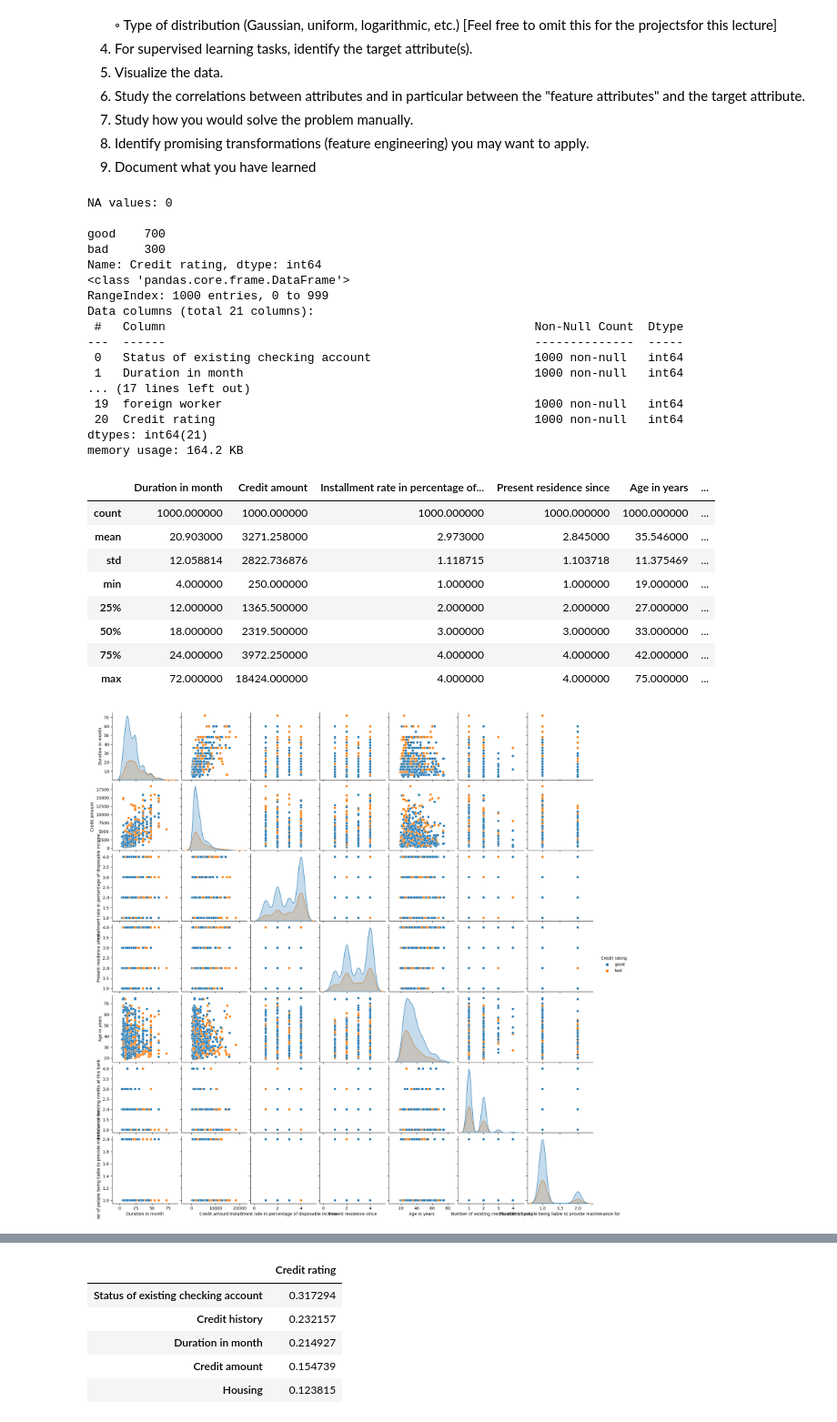
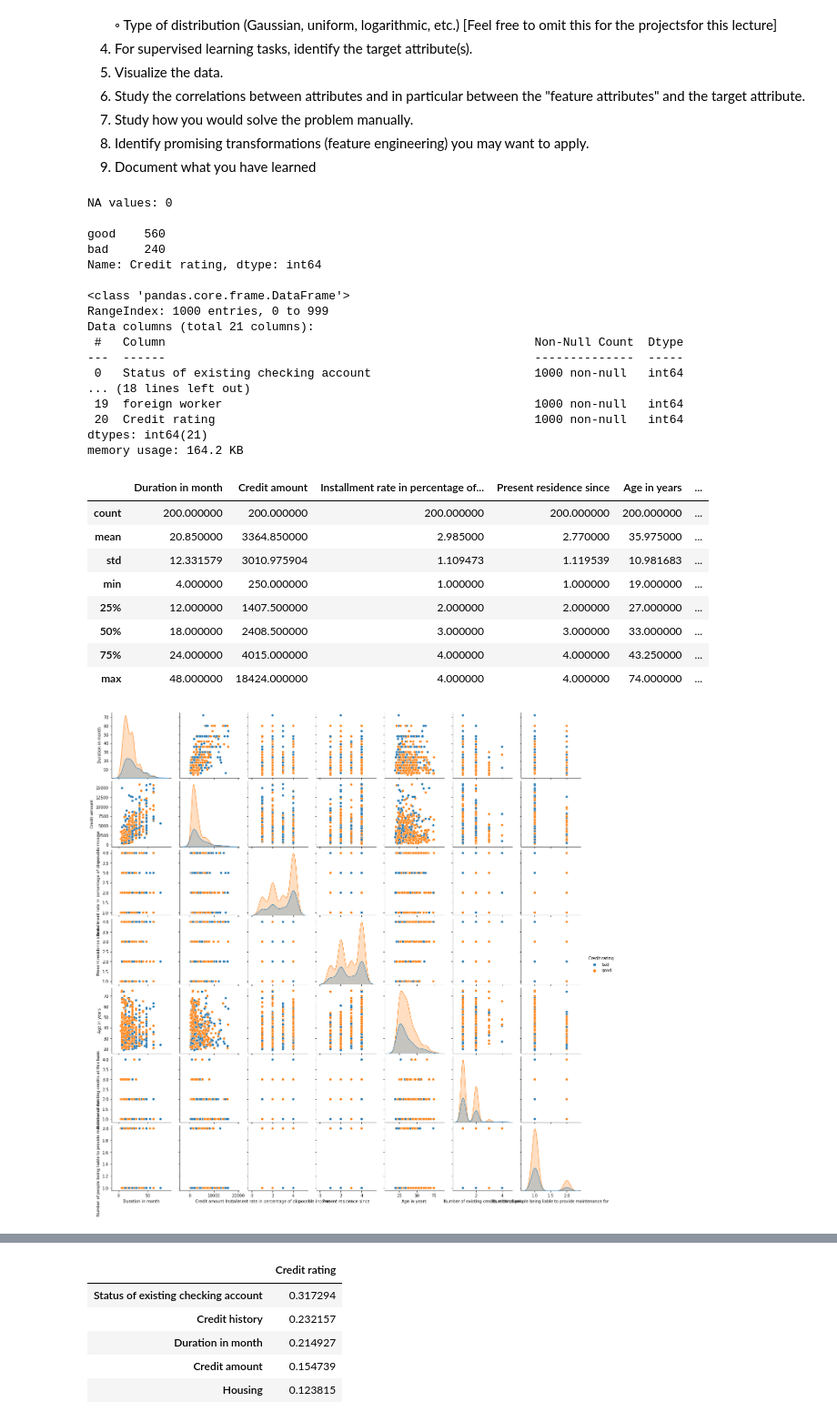
Before and after one commit to dennismgoetz/HoML-Credit-Data, a Jupyter notebook: Data Understanding.ipynb, the cells around one changed output, grey strips where cells are left out. Shown: that part at 91% size. Saved outputs shown, nothing was run; the diff lists cells and outputs as text; code cells hidden in the pictures.

```diff
--- a/Data Understanding.ipynb
+++ b/Data Understanding.ipynb
@@ -13,12 +13,14 @@ DataFrame.
 import pandas as pd
 from pandas.plotting import scatter_matrix
 import numpy as np
+import matplotlib.pyplot as plt
 import seaborn as sns
 from sklearn.model_selection import train_test_split
 from sklearn import preprocessing
+import scipy.stats
 
-# Column names
-columns = ['Status of existing checking account', 'Duration in month', 'Credit history', 'Purpose', 'Credit amount',
+# Attributes
+attributes = ['Status of existing checking account', 'Duration in month', 'Credit history', 'Purpose', 'Credit amount',
            'Savings account/bonds', 'Present employment since', 'Installment rate in percentage of disposable income',
            'Personal status and sex', 'Other debtors / guarantors', 'Present residence since', 'Property',
            'Age in years', 'Other installment plans', 'Housing', 'Number of existing credits at this bank', 'Job',
@@ -26,7 +28,7 @@ columns = ['Status of existing checking account', 'Duration in month', 'Credit h
 
 # Load original dataset DATA-Format
 data = pd.read_csv('german.data', sep=' ', header=None)
-data.columns = columns
+data.columns = attributes
 
 # Load numerical dataset CSV-Format
 data_num = pd.read_csv('german.data-numeric.csv', sep=';', header=None)
@@ -131,17 +154,17 @@ categorical_dict = {# Attribute 1: (qualitative) Status of existing checking acc
 # %%
-# Qualitative columns
-qualitative_cols = ['Status of existing checking account', 'Credit history', 'Purpose', 'Savings account/bonds',
-                    'Present employment since', 'Personal status and sex', 'Other debtors / guarantors', 'Property',
-                    'Other installment plans', 'Housing', 'Job', 'Telephone', 'foreign worker', 'Credit rating']
+# Qualitative attributes
+cat_attribs = ['Status of existing checking account', 'Credit history', 'Purpose', 'Savings account/bonds',
+                'Present employment since', 'Personal status and sex', 'Other debtors / guarantors', 'Property',
+                'Other installment plans', 'Housing', 'Job', 'Telephone', 'foreign worker', 'Credit rating']
 
-# Numerical columns
-numerical_cols = list(set(columns) - set(qualitative_cols))
+# Numerical attributes
+num_attribs = list(set(attributes) - set(cat_attribs))
 
 # Copy the data to a new DataFrame
 data_values = data.copy()
 
-# Apply the dictionary to all qualitative columns of the new DataFrame to get the real values
-data_values[qualitative_cols] = pd.DataFrame([data_values[column].apply(lambda key: categorical_dict[key]) for column in qualitative_cols]).T
+# Apply the dictionary to all categorical attributes of the new DataFrame to get the real values
+data_values[cat_attribs] = pd.DataFrame([data_values[attribute].apply(lambda key: cat_dict[key]) for attribute in cat_attribs]).T
 
 # Save new DataFrame as XLSX
 data_values.to_excel('data_values.xlsx')
@@ -152,3 +175,19 @@ data_values.head(3)
 | 1 | 0 <= ... < 200 DM | 48 | existing credits paid back duly t... | radio/television | 5951 | ... < 100 DM | ... |
 | 2 | no checking account | 12 | critical account/ other credits e... | education | 2096 | ... < 100 DM | ... |
 3 rows × 21 columns
+# %%
+# Create a Test Set (glaube das gehört noch vor dem preprocessing)
+train_set, test_set = train_test_split(data_values, train_size=0.8, random_state=0, stratify=data_values['Credit rating'])
+
+# Separate features and target values in train and test set
+X_train = np.array(train_set.iloc[:, :20])
+y_train = np.array(train_set.iloc[:, -1])
+X_test = np.array(test_set.iloc[:, :20])
+y_test = np.array(test_set.iloc[:, -1])
+
+print(f'{X_train.shape = }')
+print(f'{X_test.shape = }\n')
+
+# Check if training and test set have the same target-value-ratio
+print('Ratio of target value good (1) in y_train: {:.2f} %'.format(100*np.sum(y_train == 'good')/len(y_train)))
+print('Ratio of target value good (1) in y_test: {:.2f} %'.format(100*np.sum(y_test == 'good')/len(y_test)))
@@ -232,52 +329,52 @@ Look how often a credit has a bad credit score if certain criterias are met. Dep
 9. Document what you have learned
 # %%
 # Check for NA-values
-print('NA values: {}\n'.format(np.sum(np.sum(data.isna()))))
+print('NA values: {}\n'.format(np.sum(np.sum(train_set.isna()))))
 
 # Check rate of target values
-print(data_values['Credit rating'].value_counts()) #slightly imbalanced; most of samples have a 'good' or '1' credit rating!
+print('{}\n'.format(train_set['Credit rating'].value_counts())) #slightly imbalanced; most of samples have a 'good' or '1' credit rating!
 
 # Check data types
 data_values_dummies.info()
 # %% [output]
 NA values: 0
 
-good    700
-bad     300
+good    560
+bad     240
 Name: Credit rating, dtype: int64
+
 <class 'pandas.core.frame.DataFrame'>
 RangeIndex: 1000 entries, 0 to 999
 Data columns (total 21 columns):
  #   Column                                                    Non-Null Count  Dtype
 ---  ------                                                    --------------  -----
  0   Status of existing checking account                       1000 non-null   int64
- 1   Duration in month                                         1000 non-null   int64
-... (17 lines left out)
+... (18 lines left out)
  19  foreign worker                                            1000 non-null   int64
  20  Credit rating                                             1000 non-null   int64
 dtypes: int64(21)
 memory usage: 164.2 KB
 # %%
-# Get some statistics from numerical values
-data_values.describe()
+# Get some statistics from numerical attributes
+test_set.describe()
 # %% [output]
 |  | Duration in month | Credit amount | Installment rate in percentage of... | Present residence since | Age in years | ... |
-| count | 1000.000000 | 1000.000000 | 1000.000000 | 1000.000000 | 1000.000000 | ... |
-| mean | 20.903000 | 3271.258000 | 2.973000 | 2.845000 | 35.546000 | ... |
-| std | 12.058814 | 2822.736876 | 1.118715 | 1.103718 | 11.375469 | ... |
+| count | 200.000000 | 200.000000 | 200.000000 | 200.000000 | 200.000000 | ... |
+| mean | 20.850000 | 3364.850000 | 2.985000 | 2.770000 | 35.975000 | ... |
+| std | 12.331579 | 3010.975904 | 1.109473 | 1.119539 | 10.981683 | ... |
 | min | 4.000000 | 250.000000 | 1.000000 | 1.000000 | 19.000000 | ... |
-| 25% | 12.000000 | 1365.500000 | 2.000000 | 2.000000 | 27.000000 | ... |
-| 50% | 18.000000 | 2319.500000 | 3.000000 | 3.000000 | 33.000000 | ... |
-| 75% | 24.000000 | 3972.250000 | 4.000000 | 4.000000 | 42.000000 | ... |
-| max | 72.000000 | 18424.000000 | 4.000000 | 4.000000 | 75.000000 | ... |
+| 25% | 12.000000 | 1407.500000 | 2.000000 | 2.000000 | 27.000000 | ... |
+| 50% | 18.000000 | 2408.500000 | 3.000000 | 3.000000 | 33.000000 | ... |
+| 75% | 24.000000 | 4015.000000 | 4.000000 | 4.000000 | 43.250000 | ... |
+| max | 48.000000 | 18424.000000 | 4.000000 | 4.000000 | 74.000000 | ... |
 # %%
 # Pairplotting the numerical columns
 # scatter_matrix(data_train, c=y_train, figsize=(30,30), marker='o',
 #                hist_kwds={'bins': 15}, s=30);
 
-sns.pairplot(data_values, markers='o', hue='Credit rating');
+sns.pairplot(train_set, markers='o', hue='Credit rating');
 # %% [output]
-[figure, old version]
+[figure, new version]
 # %%
 # Correlation between features and target value
 data_values_dummies.corr()
```
Also changed, not shown: parts of 12 cells of this notebook, 2 other files.
